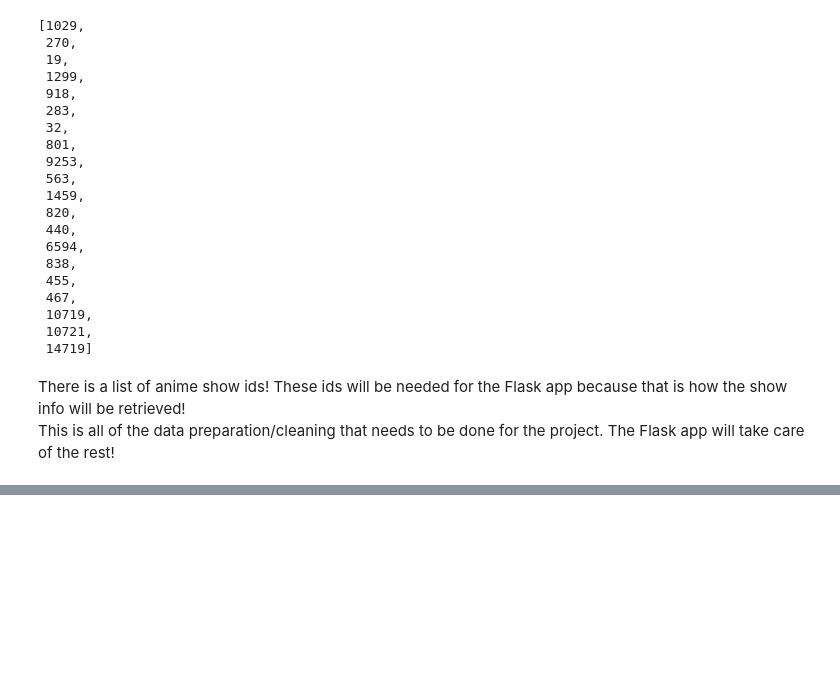
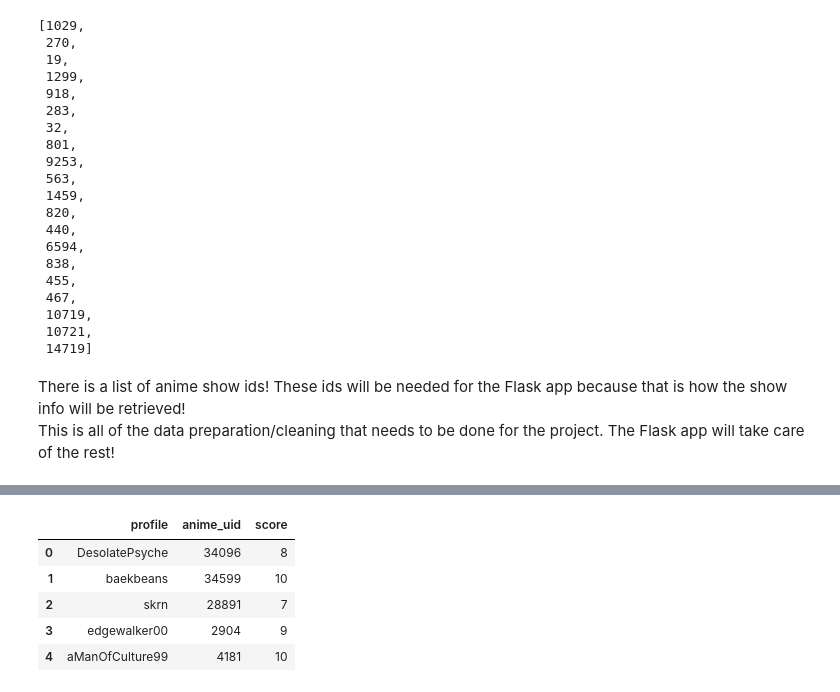
Before and after one commit to SaintGemini/anime-recommendation-engine, a Jupyter notebook: data-preparation.ipynb, the cells around one changed output, grey strips where cells are left out. Drawn from its saved outputs; the diff is of its cells as text; code cells hidden in the pictures; blank space fills up the shorter version.

```diff
--- a/data-preparation.ipynb
+++ b/data-preparation.ipynb
@@ -833,0 +972,10 @@ This is all of the data preparation/cleaning that needs to be done for the proje
+# %%
+reviews_df = reviews_df[['profile', 'anime_uid', 'score']]
+reviews_df.head()
+# %% [output]
+|  | profile | anime_uid | score |
+| 0 | DesolatePsyche | 34096 | 8 |
+| 1 | baekbeans | 34599 | 10 |
+| 2 | skrn | 28891 | 7 |
+| 3 | edgewalker00 | 2904 | 9 |
+| 4 | aManOfCulture99 | 4181 | 10 |
```
Also changed, not shown: parts of 32 cells of this notebook, 2 other files.
